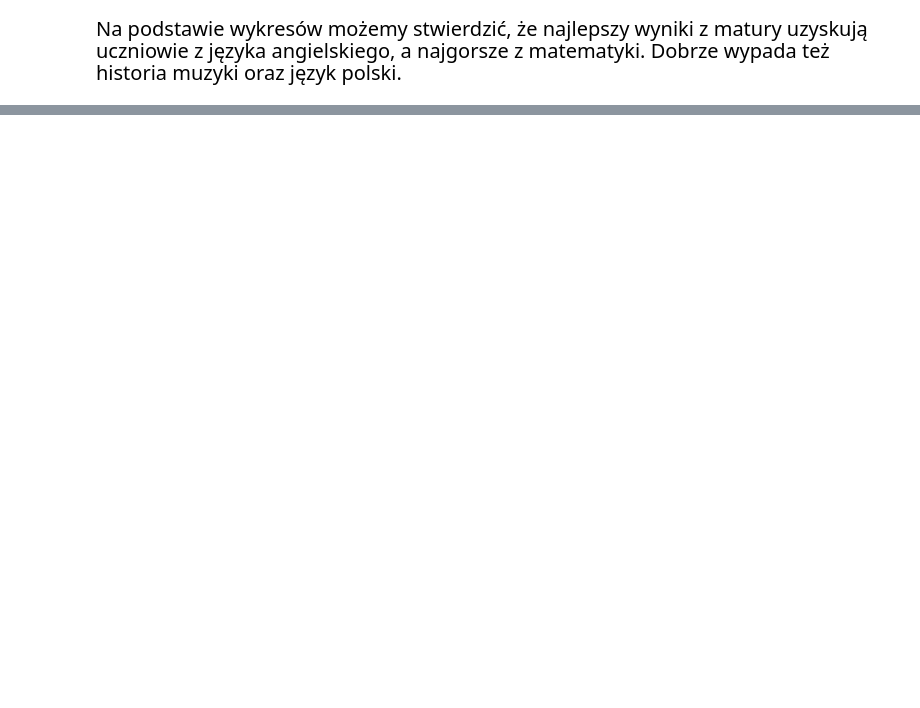
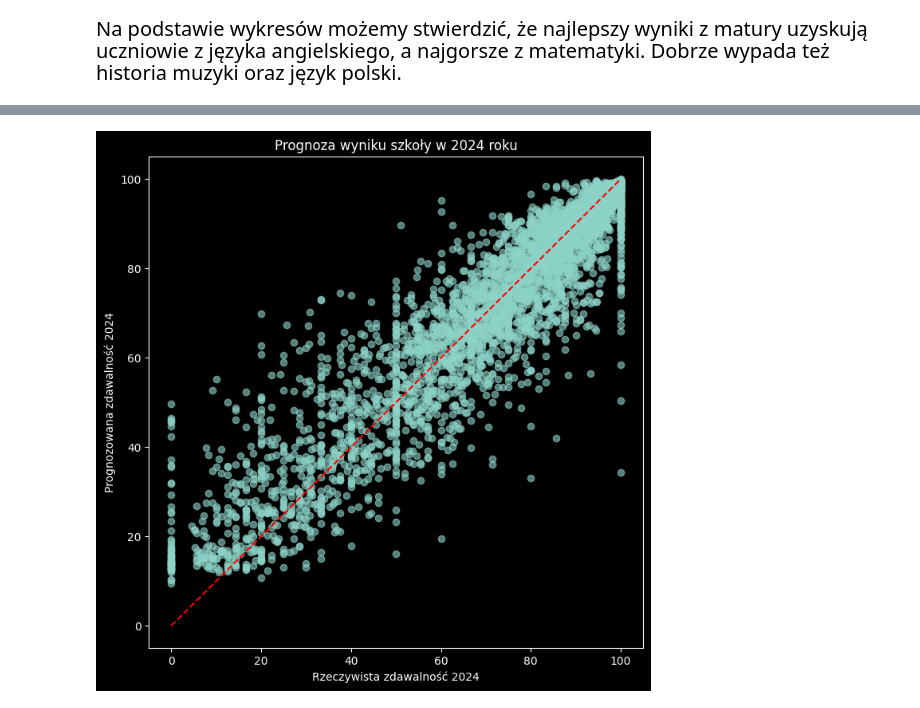
Before and after one commit to Gipsonek123/Projekt2-wyniki_matur, a Jupyter notebook: Projekt2 - wyniki matur.ipynb, the cells around one changed output, grey strips where cells are left out. Saved outputs shown, nothing was run; the diff lists cells and outputs as text; code cells hidden in the pictures; blank space fills up the shorter version.

Commit message:
add some models

```diff
--- a/Projekt2 - wyniki matur.ipynb
+++ b/Projekt2 - wyniki matur.ipynb
@@ -621,0 +737,72 @@ plot_pass_percentage_for_subjects(df_2024, subjects, column_names, 2024)
+# %%
+pred_2024_df = ai_df[(ai_df['Rok'] == 2024) & ai_df['Zdawalność_t-1'].notna()].copy()
+
+forecast_features = [
+    'Województwo', 'Typ placówki', 'Publiczna', 'Typ gminy ujednolicony',
+    'Liczba zdających', 'Średnia przedmiotów obowiązkowych', 'Średnia przedmiotów rozszerzonych',
+    'Liczba rozszerzeń z wynikiem', 'Zdawalność_t-1', 'Zdawalność_t-2', 'Zdawalność_t-3',
+    'Obowiązkowe_t-1', 'Obowiązkowe_t-2', 'Rozszerzone_t-1', 'Rozszerzone_t-2',
+    'Liczba_zdających_t-1', 'Trend zdawalności 2-letni', 'Trend obowiązkowych 2-letni'
+]
+
+categorical_features = ['Województwo', 'Typ placówki', 'Publiczna', 'Typ gminy ujednolicony']
+numeric_features = [col for col in forecast_features if col not in categorical_features]
+
+forecast_preprocessor = ColumnTransformer(
+    transformers=[
+        ('num', Pipeline([('imputer', SimpleImputer(strategy='median'))]), numeric_features),
+        ('cat', Pipeline([
+            ('imputer', SimpleImputer(strategy='most_frequent')),
+            ('onehot', OneHotEncoder(handle_unknown='ignore'))
+        ]), categorical_features)
+    ]
+)
+
+train_forecast = ai_df[(ai_df['Rok'] <= 2023) & ai_df['Zdawalność_t-1'].notna()].copy()
+test_forecast = pred_2024_df.copy()
+
+forecast_model = Pipeline([
+    ('preprocessor', forecast_preprocessor),
+    ('model', RandomForestRegressor(n_estimators=500, max_depth=14, min_samples_leaf=3, random_state=42))
+])
+
+forecast_model.fit(train_forecast[forecast_features], train_forecast['Procent zdawalności'])
+test_forecast['Prognoza 2024'] = forecast_model.predict(test_forecast[forecast_features])
+
+print('MAE 2024:', round(mean_absolute_error(test_forecast['Procent zdawalności'], test_forecast['Prognoza 2024']), 2))
+print('RMSE 2024:', round(np.sqrt(mean_squared_error(test_forecast['Procent zdawalności'], test_forecast['Prognoza 2024'])), 2))
+print('R^2 2024:', round(r2_score(test_forecast['Procent zdawalności'], test_forecast['Prognoza 2024']), 3))
+
+test_forecast['Różnica rzeczywista - prognoza'] = test_forecast['Procent zdawalności'] - test_forecast['Prognoza 2024']
+
+display(
+    test_forecast[[
+        'Nazwa szkoły', 'Województwo', 'Typ placówki', 'Procent zdawalności',
+        'Prognoza 2024', 'Różnica rzeczywista - prognoza'
+    ]]
+    .sort_values('Różnica rzeczywista - prognoza', ascending=False)
+    .head(10)
+)
+
+display(
+    test_forecast[[
+        'Nazwa szkoły', 'Województwo', 'Typ placówki', 'Procent zdawalności',
+        'Prognoza 2024', 'Różnica rzeczywista - prognoza'
+    ]]
+    .sort_values('Różnica rzeczywista - prognoza', ascending=True)
+    .head(10)
+)
+
+plt.figure(figsize=(8, 8))
+plt.scatter(test_forecast['Procent zdawalności'], test_forecast['Prognoza 2024'], alpha=0.6)
+lims = [
+    min(test_forecast['Procent zdawalności'].min(), test_forecast['Prognoza 2024'].min()),
+    max(test_forecast['Procent zdawalności'].max(), test_forecast['Prognoza 2024'].max())
+]
+plt.plot(lims, lims, 'r--')
+plt.xlabel('Rzeczywista zdawalność 2024')
+plt.ylabel('Prognozowana zdawalność 2024')
+plt.title('Prognoza wyniku szkoły w 2024 roku')
+plt.show()
+# %% [output]
+[figure, added]
```
Also changed, not shown: parts of 30 cells of this notebook.
